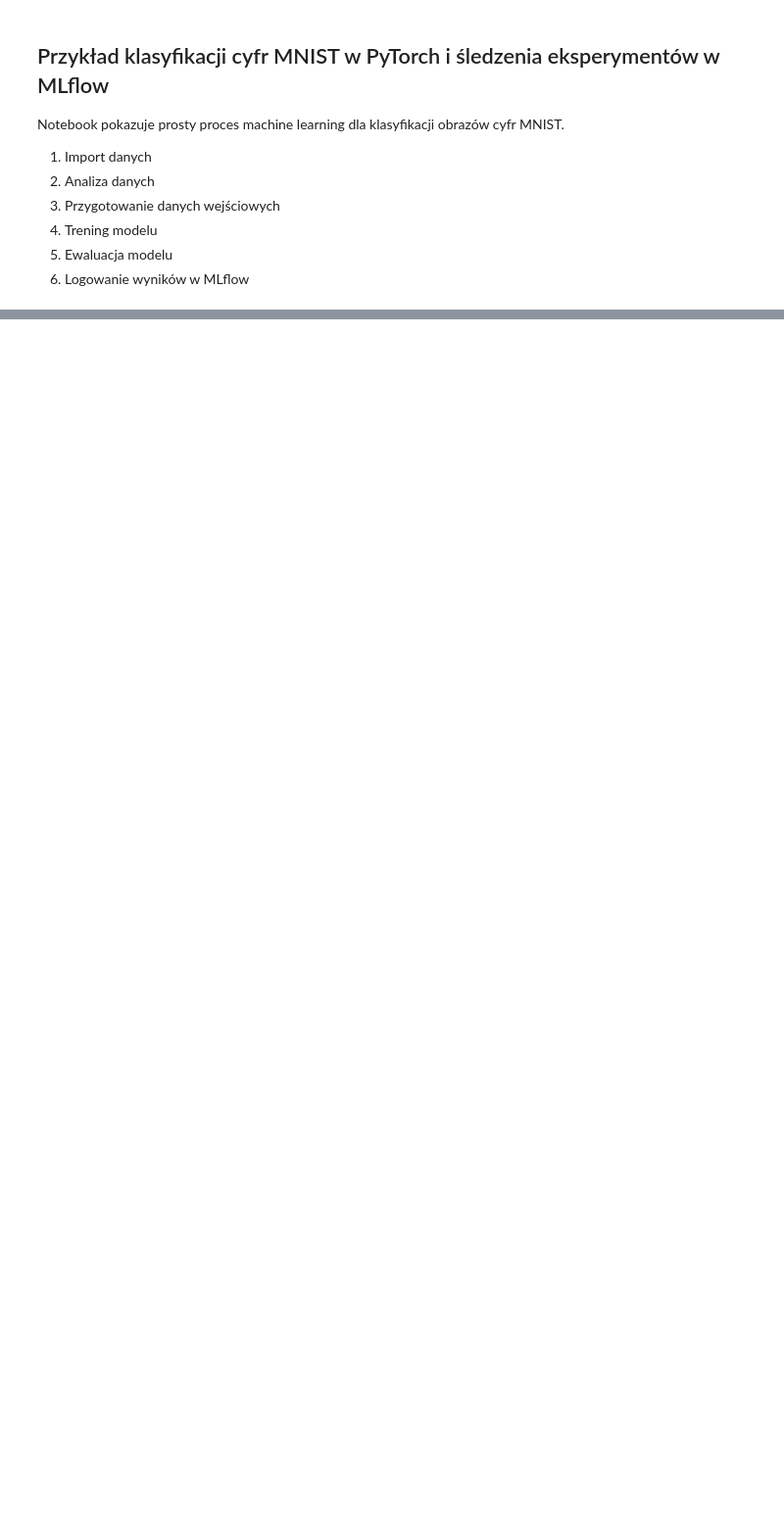
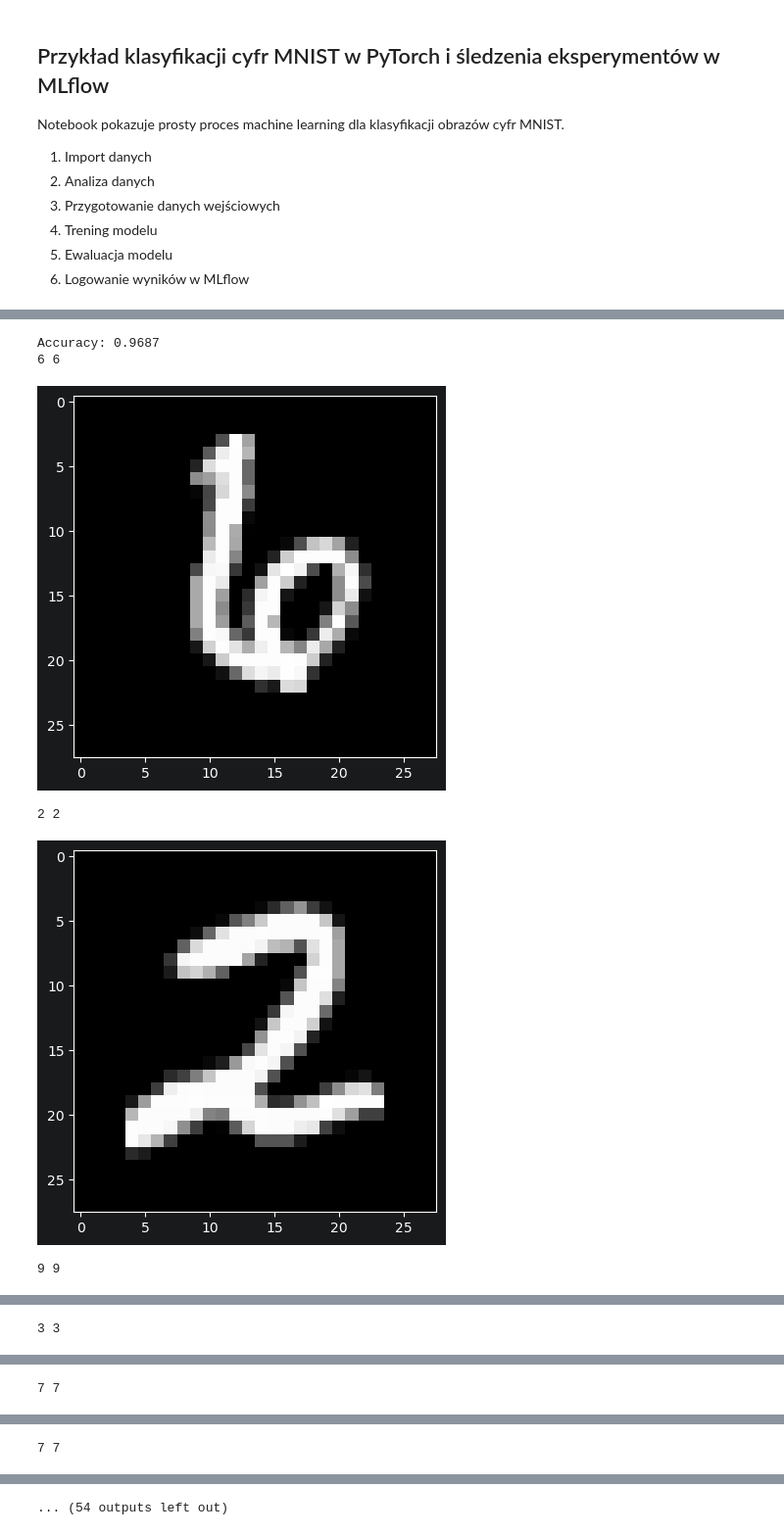
Before and after one commit to mzarnecki/mlops-practical-examples, a Jupyter notebook: notebooks/pl/02_MNIST_image_digit_classification_with_mlflow_pl.ipynb, the cells around one changed output, grey strips where cells are left out. Shown at 98% size. Drawn from its saved outputs; the diff is of its cells as text; code cells hidden in the pictures; blank space fills up the shorter version.

```diff
--- a/notebooks/pl/02_MNIST_image_digit_classification_with_mlflow_pl.ipynb
+++ b/notebooks/pl/02_MNIST_image_digit_classification_with_mlflow_pl.ipynb
@@ -96,24 +197,31 @@ mlflow.pytorch.save_model(
 # %%
 all = 0
 correct = 0
 for i, (inputs, labels) in enumerate(test_loader):
     predicted = model(inputs.reshape(-1, input_size))
     all += labels.size(0)
     for j, label in enumerate(labels):
         if label.item() == predicted[j].argmax().item():
             correct += 1
 
 print(f'Accuracy: {correct / all}')
 mlflow.log_param("test_accuracy", correct / all)
 mlflow.end_run()
 
 for i, (inputs, labels) in enumerate(test_loader):
     predicted = model(inputs.reshape(-1, input_size))
     for j, label in enumerate(labels):
         print(label.item(), predicted[j].argmax().item())
         plt.imshow(inputs[j][0], cmap='gray')
         plt.show()
         if j == 10:
             break
-    if i == 5:
+    if i == 2:
         break
+# %% [output]
+Accuracy: 0.9687
+6 6
+[figure, added]
+2 2
+[figure, added]
+9 9
@@ -119,0 +229 @@ for i, (inputs, labels) in enumerate(test_loader):
+3 3
@@ -119,0 +231 @@ for i, (inputs, labels) in enumerate(test_loader):
+7 7
@@ -119,0 +233 @@ for i, (inputs, labels) in enumerate(test_loader):
+7 7
@@ -119,0 +235 @@ for i, (inputs, labels) in enumerate(test_loader):
+... (54 outputs left out)
```
Also changed, not shown: parts of 6 cells of this notebook, 2 other files.
